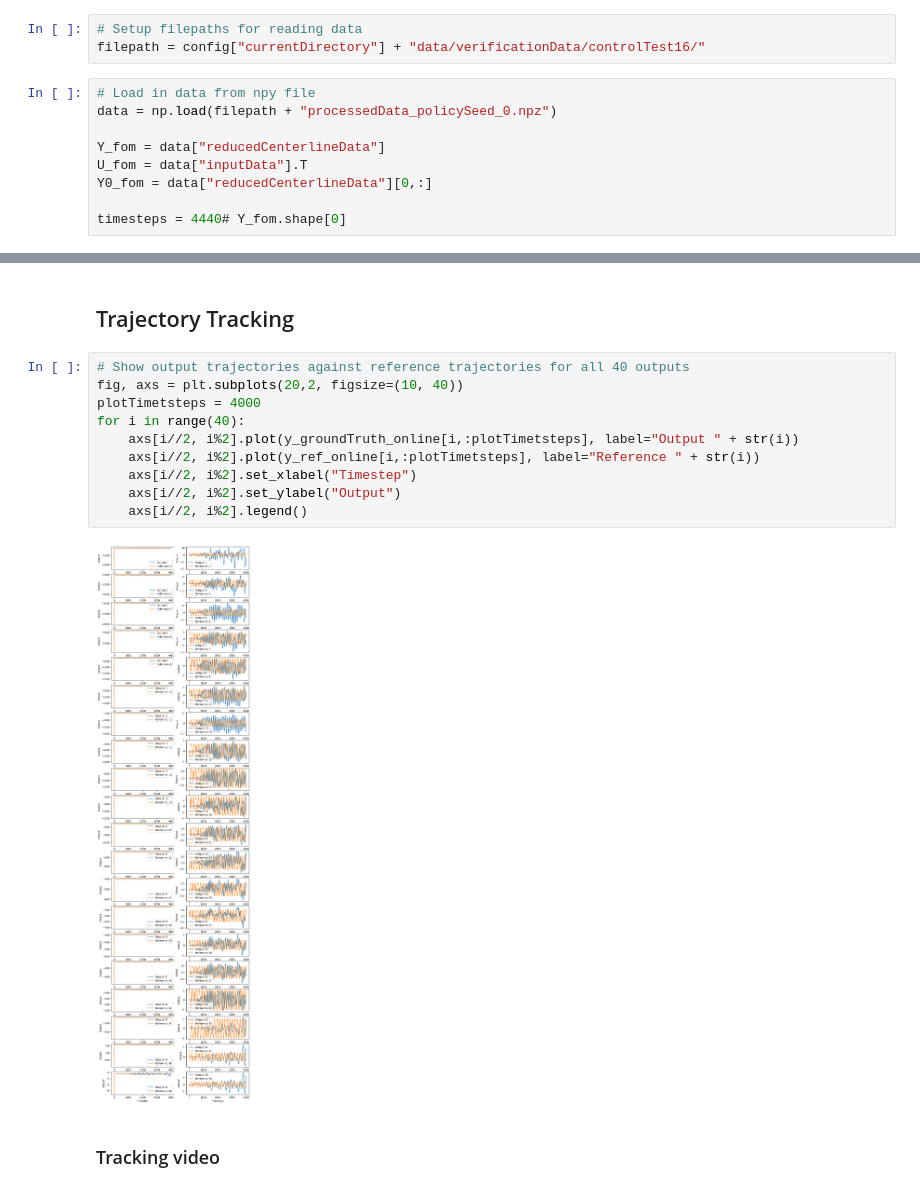
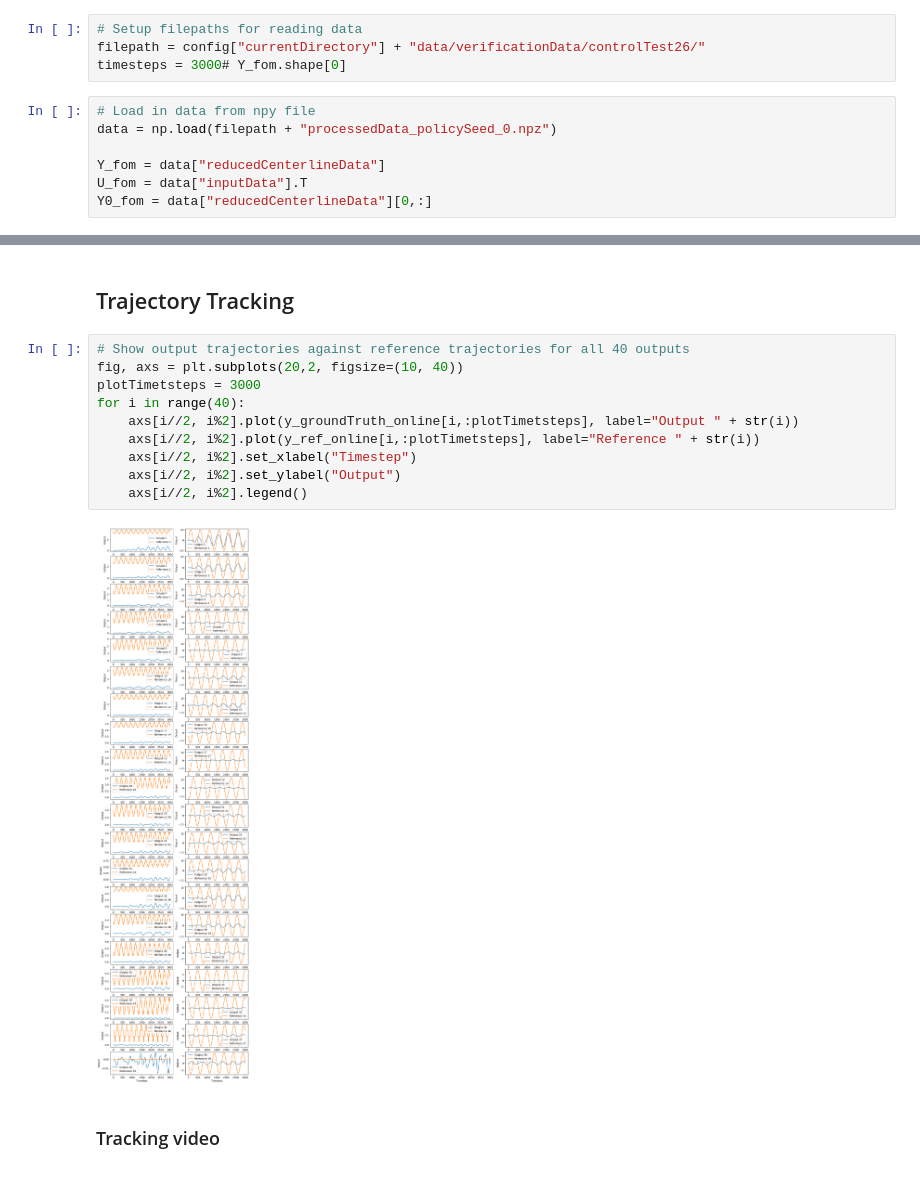
Before and after one commit to iman-adibnazari/anguilliformOptimalControl, a Jupyter notebook: src/rhcAnalysis.ipynb, the cells around one changed output, grey strips where cells are left out. Saved outputs shown, nothing was run; the diff lists cells and outputs as text.

Commit message:
update mpc control modules; create scripts to process data

```diff
--- a/src/rhcAnalysis.ipynb
+++ b/src/rhcAnalysis.ipynb
@@ -32,7 +32,8 @@ from util import *
 # Read in Data
 # %%
 # Setup filepaths for reading data
-filepath = config["currentDirectory"] + "data/verificationData/controlTest16/"
+filepath = config["currentDirectory"] + "data/verificationData/controlTest26/"
+timesteps = 3000# Y_fom.shape[0]
 # %%
 # Load in data from npy file
 data = np.load(filepath + "processedData_policySeed_0.npz")
@@ -40,8 +41,6 @@ data = np.load(filepath + "processedData_policySeed_0.npz")
 Y_fom = data["reducedCenterlineData"]
 U_fom = data["inputData"].T
 Y0_fom = data["reducedCenterlineData"][0,:]
-
-timesteps = 4440# Y_fom.shape[0]
 # %% [markdown]
 # RHC Analysis
 # %%
@@ -74,15 +73,15 @@ for i in range(6):
 # %%
 # Show output trajectories against reference trajectories for all 40 outputs
 fig, axs = plt.subplots(20,2, figsize=(10, 40))
-plotTimetsteps = 4000
+plotTimetsteps = 3000
 for i in range(40):
     axs[i//2, i%2].plot(y_groundTruth_online[i,:plotTimetsteps], label="Output " + str(i))
     axs[i//2, i%2].plot(y_ref_online[i,:plotTimetsteps], label="Reference " + str(i))
     axs[i//2, i%2].set_xlabel("Timestep")
     axs[i//2, i%2].set_ylabel("Output")
     axs[i//2, i%2].legend()
 # %% [output]
-[figure, old version]
+[figure, new version]
 # %% [markdown]
 ### Tracking video
 # %%
```
Also changed, not shown: parts of 2 cells of this notebook, 10 other files.
